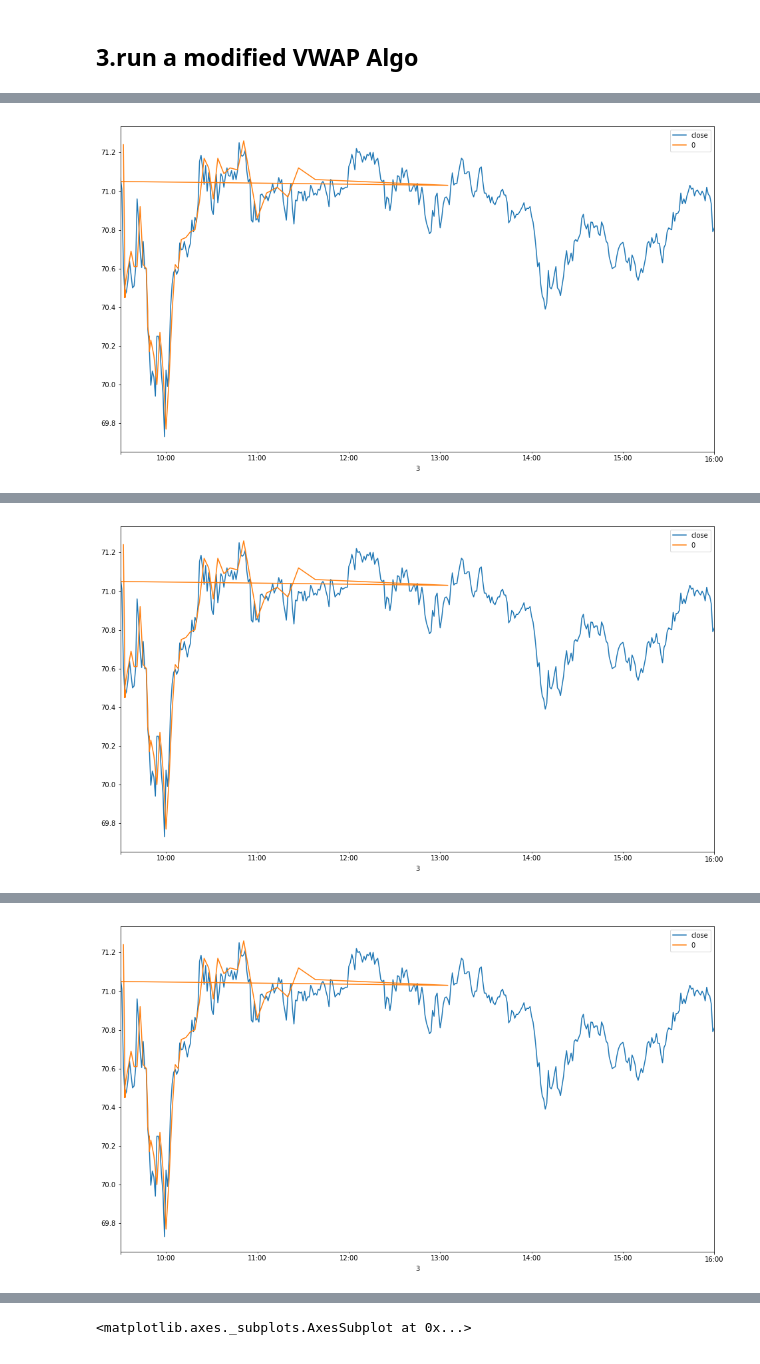
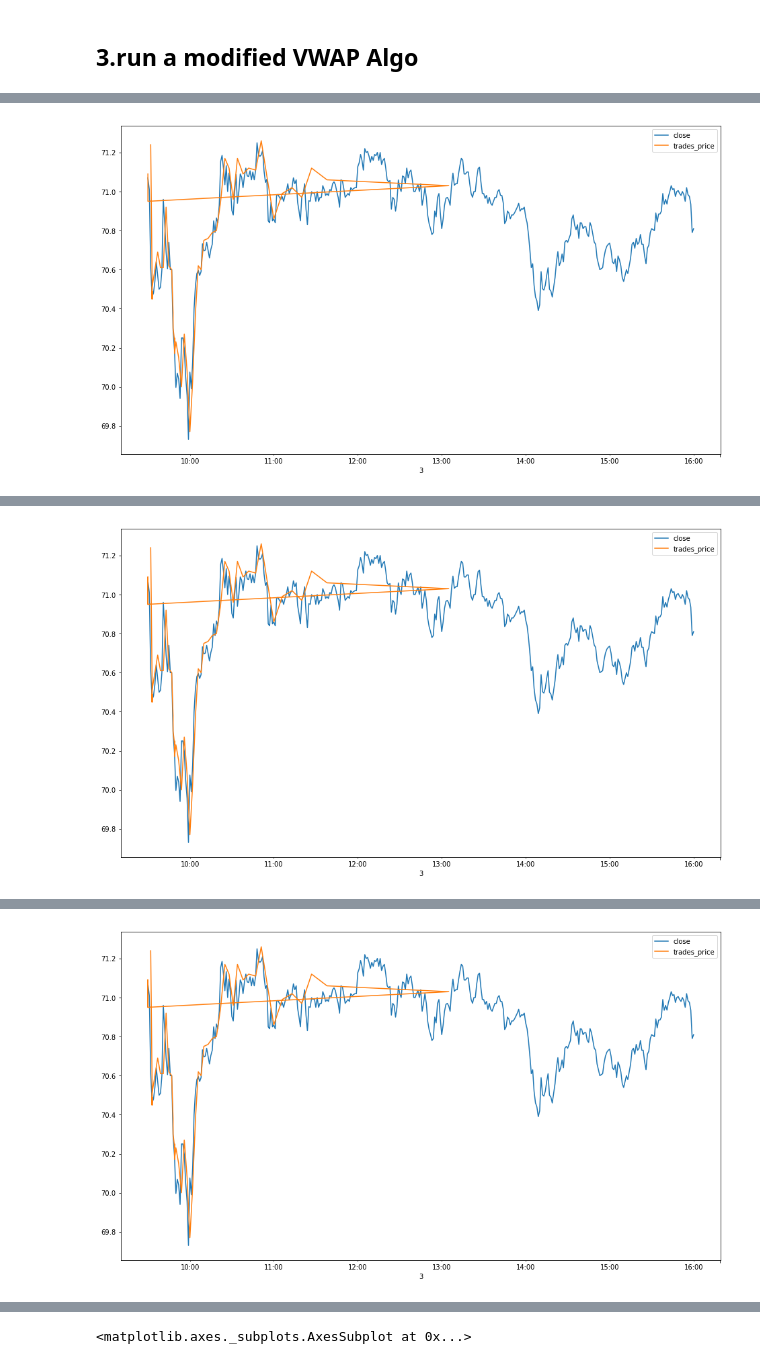
Before and after one commit to franklili3/Python-for-Finance-Engineering, a Jupyter notebook: homework4/homework4.ipynb, the cells around one changed output, grey strips where cells are left out. Drawn from its saved outputs; the diff is of its cells as text; code cells hidden in the pictures.

Commit message:
modified the columns of trade_df

```diff
--- a/homework4/homework4.ipynb
+++ b/homework4/homework4.ipynb
@@ -401,7 +401,8 @@ for n in (1, 2):
         minute_data['close'].plot(figsize=(16,9))
         trades_df = pd.DataFrame(trades_arr)
         trades_df = trades_df.set_index(3)
-        trades_df[0].plot(figsize=(16,9))
+        trades_df.columns = ['trades_price', 'trades_quantity', 'current_bar']
+        trades_df['trades_price'].plot(figsize=(16,9))
         plt.legend()
         plt.show()
         average_trades_price = trades_amount / quantity_filled
@@ -412,7 +413,7 @@ for n in (1, 2):
 tolerance_threshold = 1000
 for order_side in ('b', 's'):
     trades_amount = 0
-    quantity_remaining = 30000
+    quantity_remaining = order_quantity
     quantity_filled = 0
     # main event loop
     show_time( 'start loop' )
@@ -497,7 +498,8 @@ for order_side in ('b', 's'):
     minute_data['close'].plot(figsize=(16,9))
     trades_df = pd.DataFrame(trades_arr)
     trades_df = trades_df.set_index(3)
-    trades_df[0].plot(figsize=(16,9))
+    trades_df.columns = ['trades_price', 'trades_quantity', 'current_bar']
+    trades_df['trades_price'].plot(figsize=(16,9))
     plt.legend()
     plt.show()
     average_trades_price = trades_amount / quantity_filled
@@ -518 +520 @@ end loop : 2019-04-29 17:05:15:685720
-[figure, old version]
+[figure, new version]
@@ -522 +524 @@ end loop : 2019-04-29 17:11:15:459298
-[figure, old version]
+[figure, new version]
@@ -526 +528 @@ end loop : 2019-04-29 17:17:13:162757
-[figure, old version]
+[figure, new version]
```
Also changed, not shown: parts of 5 cells of this notebook.
